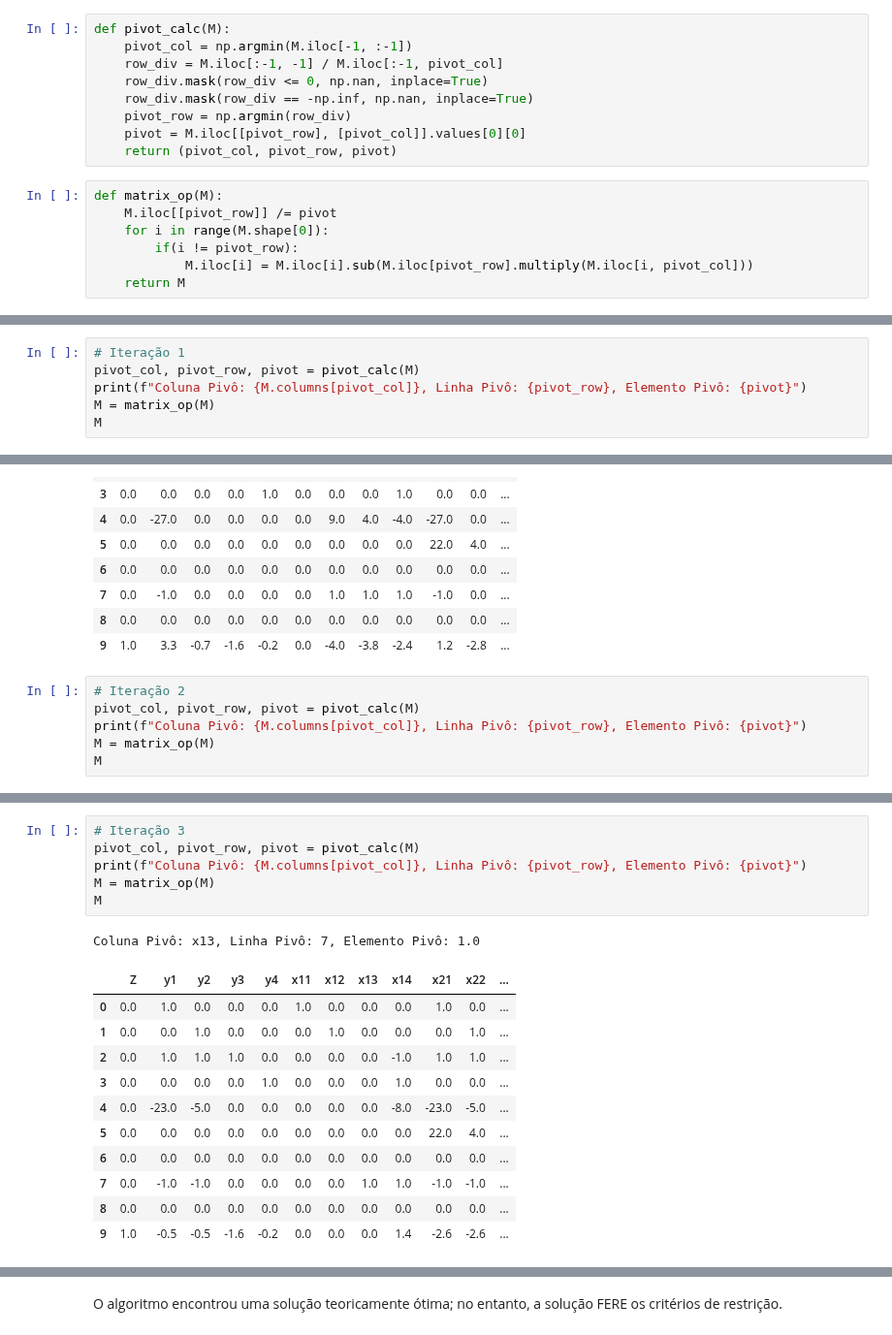
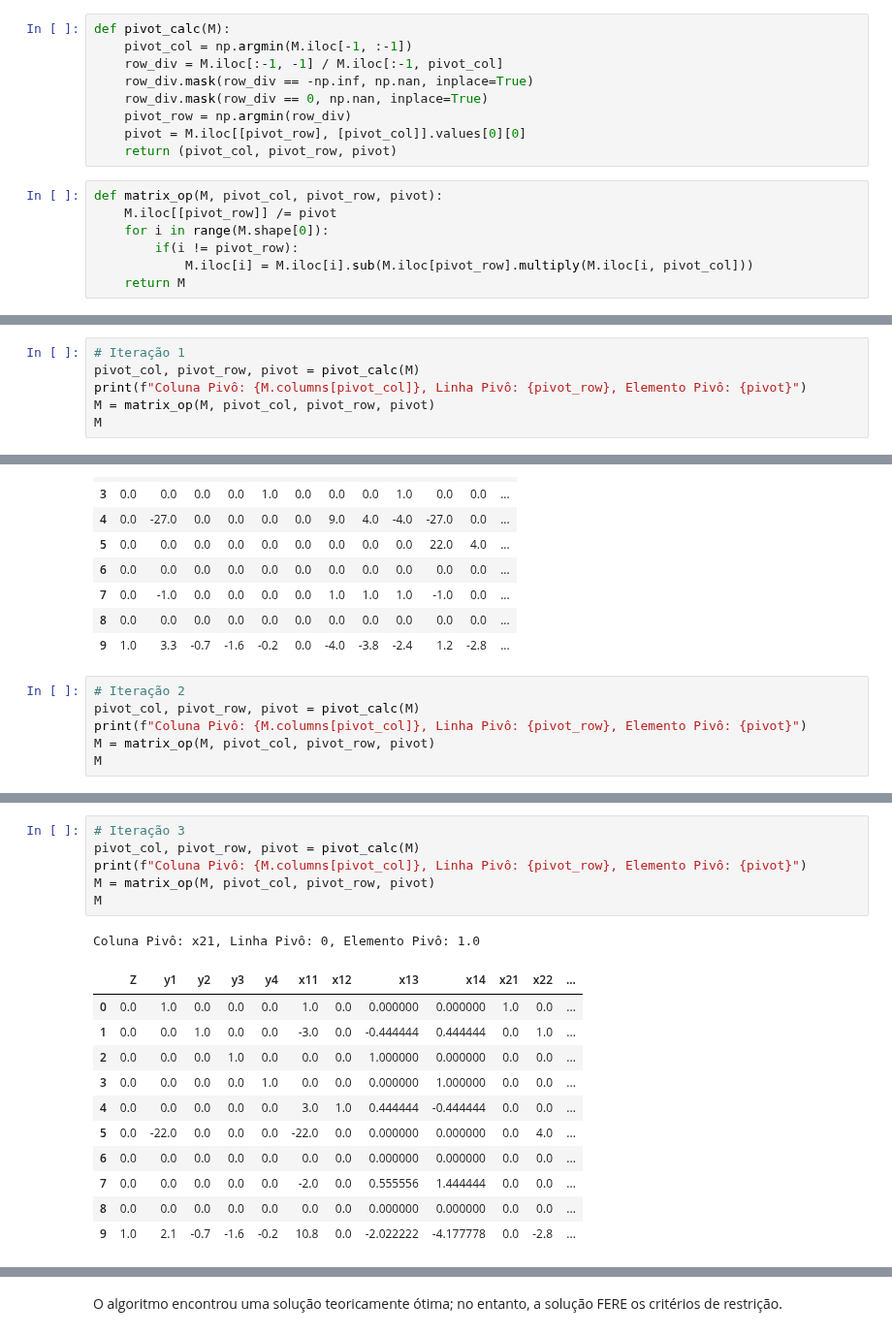
Before and after one commit to Xornotor/PPGEE-Otimizacao-Exercicios, a Jupyter notebook: Lista-01-A/Q5.ipynb, the cells around one changed output, grey strips where cells are left out. Shown at 97% size. Drawn from its saved outputs; the diff is of its cells as text.

```diff
--- a/Lista-01-A/Q5.ipynb
+++ b/Lista-01-A/Q5.ipynb
@@ -173,13 +173,13 @@ M
 def pivot_calc(M):
     pivot_col = np.argmin(M.iloc[-1, :-1])
     row_div = M.iloc[:-1, -1] / M.iloc[:-1, pivot_col]
-    row_div.mask(row_div <= 0, np.nan, inplace=True)
     row_div.mask(row_div == -np.inf, np.nan, inplace=True)
+    row_div.mask(row_div == 0, np.nan, inplace=True)
     pivot_row = np.argmin(row_div)
     pivot = M.iloc[[pivot_row], [pivot_col]].values[0][0]
     return (pivot_col, pivot_row, pivot)
 # %%
-def matrix_op(M):
+def matrix_op(M, pivot_col, pivot_row, pivot):
     M.iloc[[pivot_row]] /= pivot
     for i in range(M.shape[0]):
         if(i != pivot_row):
@@ -195,7 +195,7 @@ Dividimos a linha pivô pelo elemento pivô para que o elemento pivô se torne i
 # Iteração 1
 pivot_col, pivot_row, pivot = pivot_calc(M)
 print(f"Coluna Pivô: {M.columns[pivot_col]}, Linha Pivô: {pivot_row}, Elemento Pivô: {pivot}")
-M = matrix_op(M)
+M = matrix_op(M, pivot_col, pivot_row, pivot)
 M
 # %% [output]
 Coluna Pivô: x11, Linha Pivô: 0, Elemento Pivô: 1.0
@@ -214,6 +214,6 @@ Coluna Pivô: x11, Linha Pivô: 0, Elemento Pivô: 1.0
 # Iteração 2
 pivot_col, pivot_row, pivot = pivot_calc(M)
 print(f"Coluna Pivô: {M.columns[pivot_col]}, Linha Pivô: {pivot_row}, Elemento Pivô: {pivot}")
-M = matrix_op(M)
+M = matrix_op(M, pivot_col, pivot_row, pivot)
 M
 # %% [output]
@@ -232,22 +232,22 @@ Coluna Pivô: x12, Linha Pivô: 1, Elemento Pivô: 1.0
 # %%
 # Iteração 3
 pivot_col, pivot_row, pivot = pivot_calc(M)
 print(f"Coluna Pivô: {M.columns[pivot_col]}, Linha Pivô: {pivot_row}, Elemento Pivô: {pivot}")
-M = matrix_op(M)
+M = matrix_op(M, pivot_col, pivot_row, pivot)
 M
 # %% [output]
-Coluna Pivô: x13, Linha Pivô: 7, Elemento Pivô: 1.0
+Coluna Pivô: x21, Linha Pivô: 0, Elemento Pivô: 1.0
 |  | Z | y1 | y2 | y3 | y4 | x11 | x12 | x13 | x14 | x21 | x22 | ... |
-| 0 | 0.0 | 1.0 | 0.0 | 0.0 | 0.0 | 1.0 | 0.0 | 0.0 | 0.0 | 1.0 | 0.0 | ... |
-| 1 | 0.0 | 0.0 | 1.0 | 0.0 | 0.0 | 0.0 | 1.0 | 0.0 | 0.0 | 0.0 | 1.0 | ... |
-| 2 | 0.0 | 1.0 | 1.0 | 1.0 | 0.0 | 0.0 | 0.0 | 0.0 | -1.0 | 1.0 | 1.0 | ... |
-| 3 | 0.0 | 0.0 | 0.0 | 0.0 | 1.0 | 0.0 | 0.0 | 0.0 | 1.0 | 0.0 | 0.0 | ... |
-| 4 | 0.0 | -23.0 | -5.0 | 0.0 | 0.0 | 0.0 | 0.0 | 0.0 | -8.0 | -23.0 | -5.0 | ... |
-| 5 | 0.0 | 0.0 | 0.0 | 0.0 | 0.0 | 0.0 | 0.0 | 0.0 | 0.0 | 22.0 | 4.0 | ... |
-| 6 | 0.0 | 0.0 | 0.0 | 0.0 | 0.0 | 0.0 | 0.0 | 0.0 | 0.0 | 0.0 | 0.0 | ... |
-| 7 | 0.0 | -1.0 | -1.0 | 0.0 | 0.0 | 0.0 | 0.0 | 1.0 | 1.0 | -1.0 | -1.0 | ... |
-| 8 | 0.0 | 0.0 | 0.0 | 0.0 | 0.0 | 0.0 | 0.0 | 0.0 | 0.0 | 0.0 | 0.0 | ... |
-| 9 | 1.0 | -0.5 | -0.5 | -1.6 | -0.2 | 0.0 | 0.0 | 0.0 | 1.4 | -2.6 | -2.6 | ... |
+| 0 | 0.0 | 1.0 | 0.0 | 0.0 | 0.0 | 1.0 | 0.0 | 0.000000 | 0.000000 | 1.0 | 0.0 | ... |
+| 1 | 0.0 | 0.0 | 1.0 | 0.0 | 0.0 | -3.0 | 0.0 | -0.444444 | 0.444444 | 0.0 | 1.0 | ... |
+| 2 | 0.0 | 0.0 | 0.0 | 1.0 | 0.0 | 0.0 | 0.0 | 1.000000 | 0.000000 | 0.0 | 0.0 | ... |
+| 3 | 0.0 | 0.0 | 0.0 | 0.0 | 1.0 | 0.0 | 0.0 | 0.000000 | 1.000000 | 0.0 | 0.0 | ... |
+| 4 | 0.0 | 0.0 | 0.0 | 0.0 | 0.0 | 3.0 | 1.0 | 0.444444 | -0.444444 | 0.0 | 0.0 | ... |
+| 5 | 0.0 | -22.0 | 0.0 | 0.0 | 0.0 | -22.0 | 0.0 | 0.000000 | 0.000000 | 0.0 | 4.0 | ... |
+| 6 | 0.0 | 0.0 | 0.0 | 0.0 | 0.0 | 0.0 | 0.0 | 0.000000 | 0.000000 | 0.0 | 0.0 | ... |
+| 7 | 0.0 | 0.0 | 0.0 | 0.0 | 0.0 | -2.0 | 0.0 | 0.555556 | 1.444444 | 0.0 | 0.0 | ... |
+| 8 | 0.0 | 0.0 | 0.0 | 0.0 | 0.0 | 0.0 | 0.0 | 0.000000 | 0.000000 | 0.0 | 0.0 | ... |
+| 9 | 1.0 | 2.1 | -0.7 | -1.6 | -0.2 | 10.8 | 0.0 | -2.022222 | -4.177778 | 0.0 | -2.8 | ... |
 # %%
 # Iteração 4
 pivot_col, pivot_row, pivot = pivot_calc(M)
```
Also changed, not shown: parts of 19 cells of this notebook.
